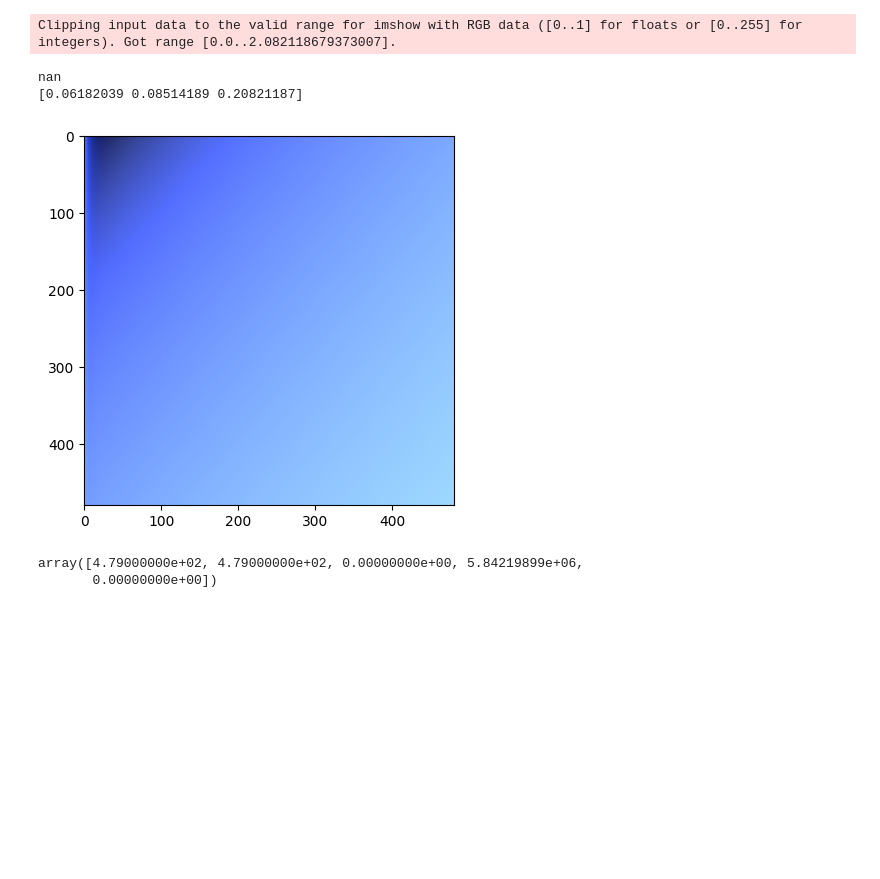
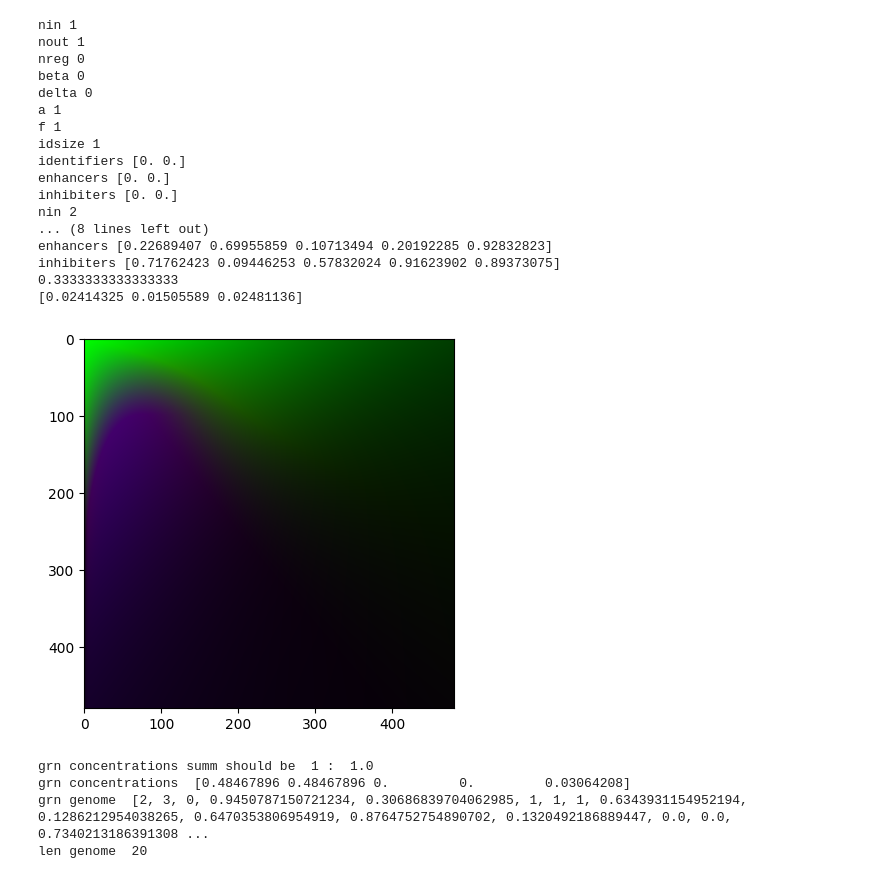
Before and after one commit to joaoMartinSaquet/AGRN, a Jupyter notebook: test.ipynb, the cells around one changed output. Cells and saved outputs as stored; diff of their text form; code cells hidden in the pictures; blank space fills up the shorter version.

Commit message:
enhancer bug fixed, + genome rpr

```diff
--- a/test.ipynb
+++ b/test.ipynb
@@ -3,43 +3,62 @@ import grn
 import numpy as np
 import matplotlib.pyplot as plt
 
 
 g = grn.GRN()
 nin = 2
 nout = 3
 
 g.random(nin=nin, nout=nout, nreg=0)
 
 N = 480
 
 
 matrix = np.zeros((N,N,3))
 
 for i in range(N):
     for j in range(N):
         g.set_input([i/N, j/N])
         g.step()
         out = g.get_output()
         # if max(out) > 1:
         #     print("wtf")
         # print(out)
         matrix[i][j] = out
 
 
 print(np.max(matrix[0][0]))
-plt.imshow(matrix*10)
+plt.imshow(matrix)
 
 print(out)
-# plt.savefig("test.png")
+plt.savefig("test.png")
 # %% [output]
-Clipping input data to the valid range for imshow with RGB data ([0..1] for floats or [0..255] for integers). Got range [0.0..2.082118679373007].
+nin 1
+nout 1
+nreg 0
+beta 0
+delta 0
+a 1
+f 1
+idsize 1
+identifiers [0. 0.]
+enhancers [0. 0.]
+inhibiters [0. 0.]
+nin 2
+... (8 lines left out)
+enhancers [0.22689407 0.69955859 0.10713494 0.20192285 0.92832823]
+inhibiters [0.71762423 0.09446253 0.57832024 0.91623902 0.89373075]
+0.3333333333333333
+[0.02414325 0.01505589 0.02481136]
-nan
-[0.06182039 0.08514189 0.20821187]
-[figure, old version]
+[figure, new version]
 # %%
-g.concentrations
+print("grn concentrations summ should be  1 : ", np.sum(g.concentrations))
+print("grn concentrations ", g.concentrations)
+print("grn genome ", g.genome)
+print("len genome ",len(g.genome))
 # %% [output]
-array([4.79000000e+02, 4.79000000e+02, 0.00000000e+00, 5.84219899e+06,
-       0.00000000e+00])
+grn concentrations summ should be  1 :  1.0
+grn concentrations  [0.48467896 0.48467896 0.         0.         0.03064208]
+grn genome  [2, 3, 0, 0.9450787150721234, 0.30686839704062985, 1, 1, 1, 0.6343931154952194, 0.1286212954038265, 0.6470353806954919, 0.8764752754890702, 0.1320492186889447, 0.0, 0.0, 0.7340213186391308 ...
+len genome  20
 # %%
 str(g)
```
Also changed, not shown: parts of 1 cell of this notebook, 2 other files.
